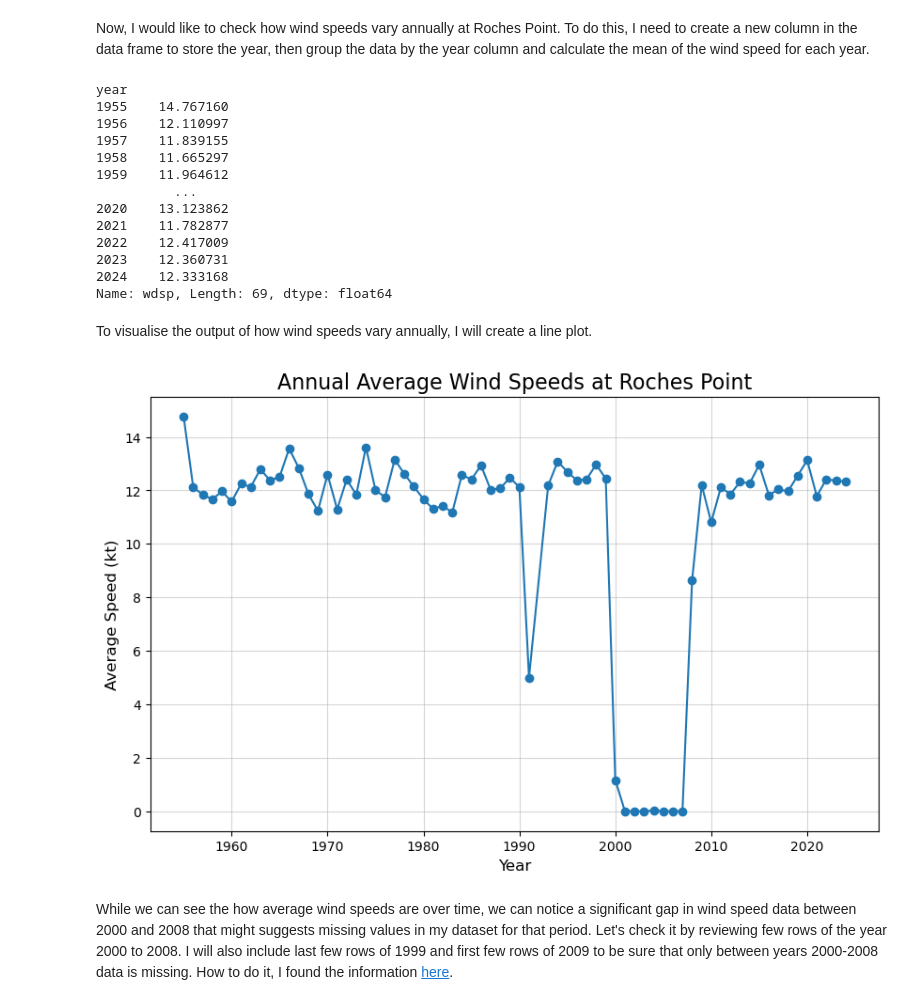
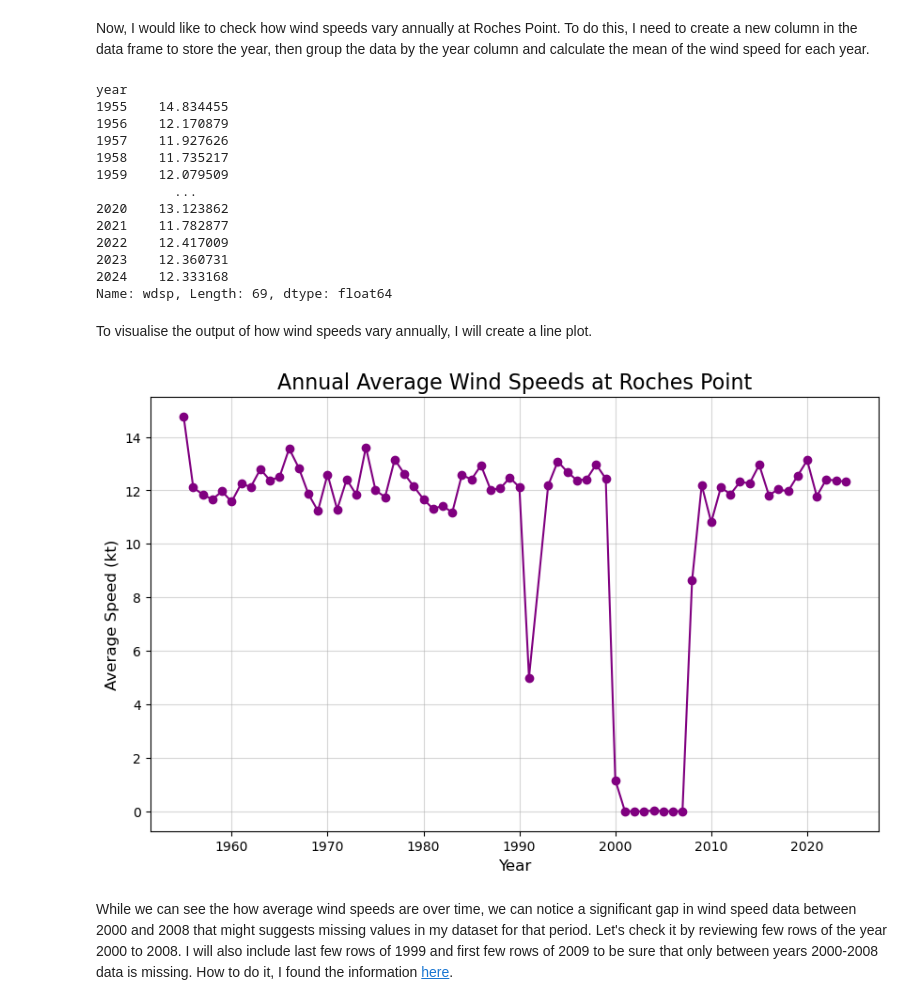
Before and after one commit to mondbr/PFDA_project, a Jupyter notebook: analysis.ipynb, the cells around one changed output. Saved outputs shown, nothing was run; the diff lists cells and outputs as text; code cells hidden in the pictures.

```diff
--- a/analysis.ipynb
+++ b/analysis.ipynb
@@ -348,17 +348,17 @@ df['year'] = df['datetime'].dt.year
 cleandf['year'] = df['year']
 
 # Grouping by month and calculating the mean wind speed
-annual_avg = cleandf.groupby('year')['wdsp'].mean()
+annual_avg_original = cleandf.groupby('year')['wdsp'].mean()
 
 # printing the monthly average wind speed
 print(annual_avg)
 # %% [output]
 year
-1955    14.767160
-1956    12.110997
-1957    11.839155
-1958    11.665297
-1959    11.964612
+1955    14.834455
+1956    12.170879
+1957    11.927626
+1958    11.735217
+1959    12.079509
           ...
 2020    13.123862
 2021    11.782877
@@ -371,17 +371,17 @@ To visualise the output of how wind speeds vary annually, I will create a line p
 # %%
 # Plotting the annual average wind speeds
 plt.figure(figsize=(10, 6))
 
 # line plot
-plt.plot(annual_avg.index, annual_avg.values, marker='o')
+plt.plot(annual_avg_original.index, annual_avg_original.values, marker='o', color='purple')
 
 # adding labels, title and grid
 plt.title('Annual Average Wind Speeds at Roches Point', fontsize=16)
 plt.xlabel('Year', fontsize=12)
 plt.ylabel('Average Speed (kt)', fontsize=12)
 plt.grid(alpha=0.5)
 # %% [output]
-[figure, old version]
+[figure, new version]
 # %% [markdown]
 While we can see the how average wind speeds are over time, we can notice a significant gap in wind speed data between 2000 and 2008 that might suggests missing values in my dataset for that period. Let's check it by reviewing few rows of the year 2000 to 2008. I will also include last few rows of 1999 and first few rows of 2009 to be sure that only between years 2000-2008 data is missing.  How to do it, I found the information [here](https://stackoverflow.com/questions/50088007/print-specific-rows-and-columns-in-pandas).
 # %%
```
Also changed, not shown: parts of 3 cells of this notebook.
